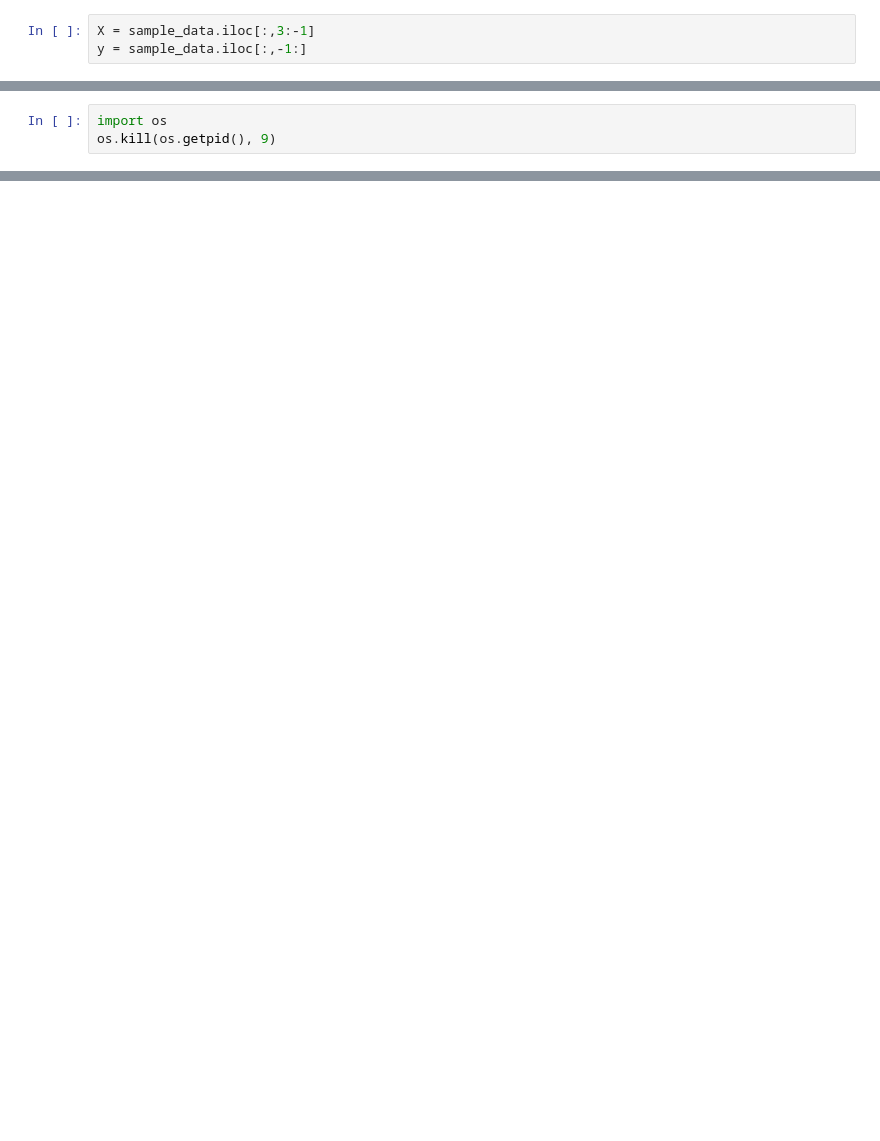
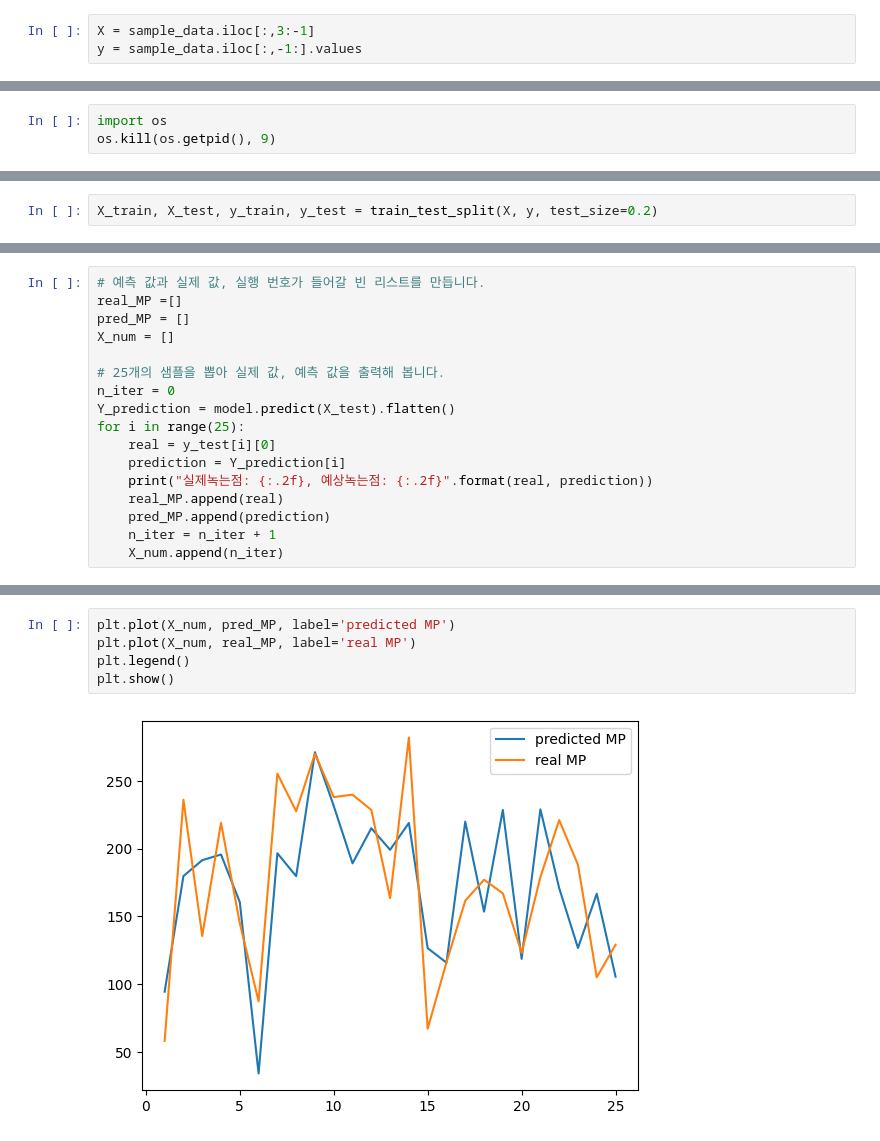
Before and after one commit to junsookim76/Ewha_2025, a Jupyter notebook: 6_MP_QSPR.ipynb, the cells around one changed output, grey strips where cells are left out. Saved outputs shown, nothing was run; the diff lists cells and outputs as text; blank space fills up the shorter version.

```diff
--- a/6_MP_QSPR.ipynb
+++ b/6_MP_QSPR.ipynb
@@ -66,7 +66,7 @@ print(sample_data.head(5))
 [5 rows x 143 columns]
 # %%
 X = sample_data.iloc[:,3:-1]
-y = sample_data.iloc[:,-1:]
+y = sample_data.iloc[:,-1:].values
 # %%
 X.head()
 # %% [output]
@@ -126,0 +141,2 @@ import numpy as np
+# %%
+X_train, X_test, y_train, y_test = train_test_split(X, y, test_size=0.2)
@@ -126,0 +202,17 @@ import numpy as np
+# %%
+# 예측 값과 실제 값, 실행 번호가 들어갈 빈 리스트를 만듭니다.
+real_MP =[]
+pred_MP = []
+X_num = []
+
+# 25개의 샘플을 뽑아 실제 값, 예측 값을 출력해 봅니다.
+n_iter = 0
+Y_prediction = model.predict(X_test).flatten()
+for i in range(25):
+    real = y_test[i][0]
+    prediction = Y_prediction[i]
+    print("실제녹는점: {:.2f}, 예상녹는점: {:.2f}".format(real, prediction))
+    real_MP.append(real)
+    pred_MP.append(prediction)
+    n_iter = n_iter + 1
+    X_num.append(n_iter)
@@ -126,0 +239,7 @@ import numpy as np
+# %%
+plt.plot(X_num, pred_MP, label='predicted MP')
+plt.plot(X_num, real_MP, label='real MP')
+plt.legend()
+plt.show()
+# %% [output]
+[figure, added]
```
Also changed, not shown: parts of 8 cells of this notebook.
